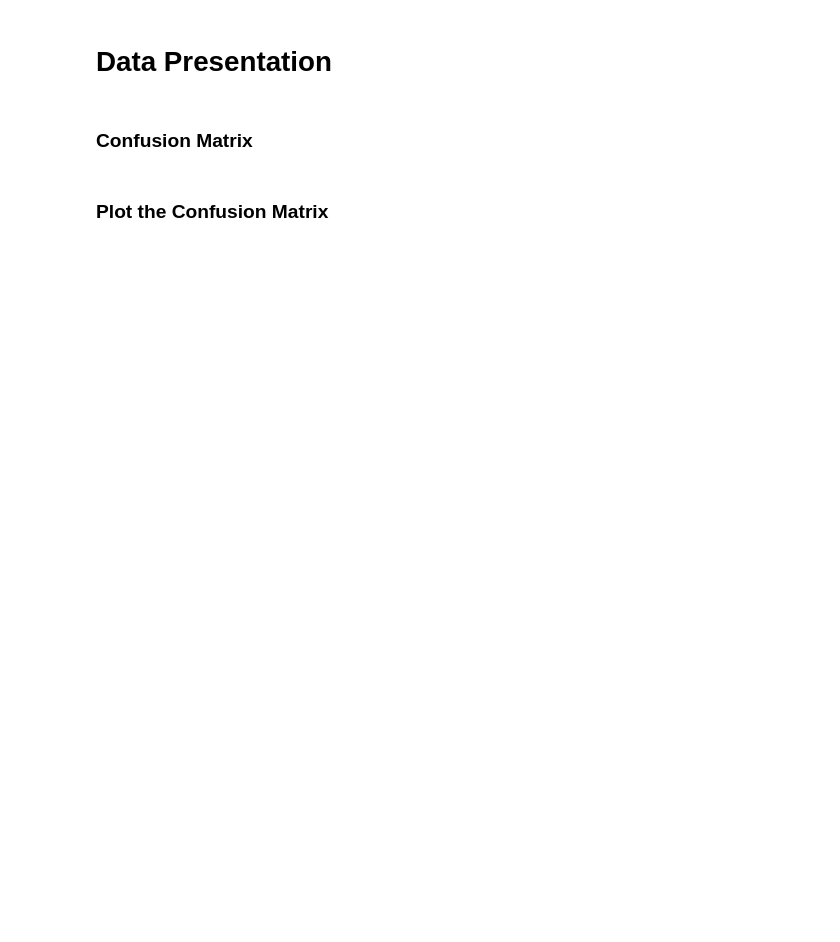
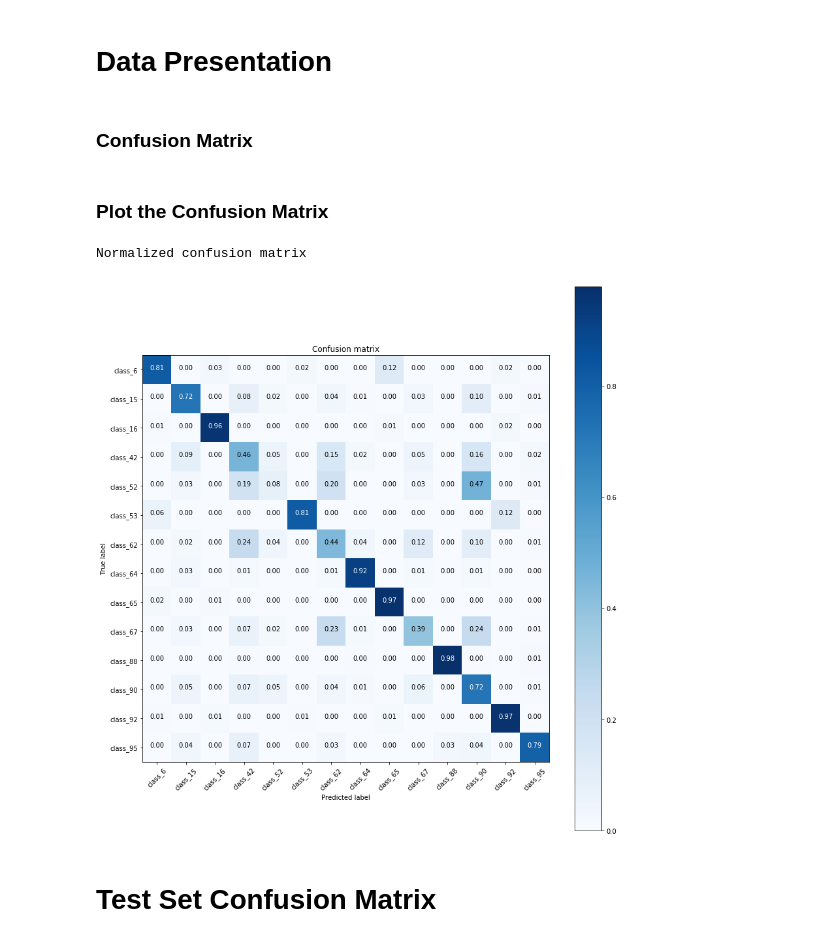
Before and after one commit to ucfbrd/PLAsTiCC-Astronomical-Classification, a Jupyter notebook: src/Youssef/Main-Notebook.ipynb, the cells around one changed output. Cells and saved outputs as stored; diff of their text form; code cells hidden in the pictures; blank space fills up the shorter version.

```diff
--- a/src/Youssef/Main-Notebook.ipynb
+++ b/src/Youssef/Main-Notebook.ipynb
@@ -129,7 +138,7 @@ full_train = agg_train.reset_index().merge(
 
 if 'target' in full_train:
     y = full_train['target']
-    del full_train['target']
+    #del full_train['target']
 classes = sorted(y.unique())
 
 class_weight = {
@@ -423,31 +490,34 @@ def plot_confusion_matrix(cm, classes,
     thresh = cm.max() / 2.
     for i, j in itertools.product(range(cm.shape[0]), range(cm.shape[1])):
         plt.text(j, i, format(cm[i, j], fmt),
                  horizontalalignment="center",
                  color="white" if cm[i, j] > thresh else "black")
 
     plt.ylabel('True label')
     plt.xlabel('Predicted label')
     plt.tight_layout()
 
 unique_y = np.unique(y)
 class_map = dict()
 for i,val in enumerate(unique_y):
     class_map[val] = i
 
 y_map = np.zeros((y.shape[0],))
 y_map = np.array([class_map[val] for val in y])
 
 # Compute confusion matrix
 from sklearn.metrics import confusion_matrix
 cnf_matrix = confusion_matrix(y_map, np.argmax(oof_preds,axis=-1))
 np.set_printoptions(precision=2)
 
-sample_sub = pd.read_csv('../input/sample_submission.csv')
+sample_sub = pd.read_csv(data_folder+'sample_submission.csv')
 class_names = list(sample_sub.columns[1:-1])
 del sample_sub;
 
 # Plot non-normalized confusion matrix
 plt.figure(figsize=(12,12))
 foo = plot_confusion_matrix(cnf_matrix, classes=class_names,normalize=True,
                       title='Confusion matrix')
+# %% [output]
+Normalized confusion matrix
+[figure, added]
@@ -453,0 +532,2 @@ foo = plot_confusion_matrix(cnf_matrix, classes=class_names,normalize=True,
+# %% [markdown]
+# Test Set Confusion Matrix
```
Also changed, not shown: parts of 32 cells of this notebook, 3 other files.
